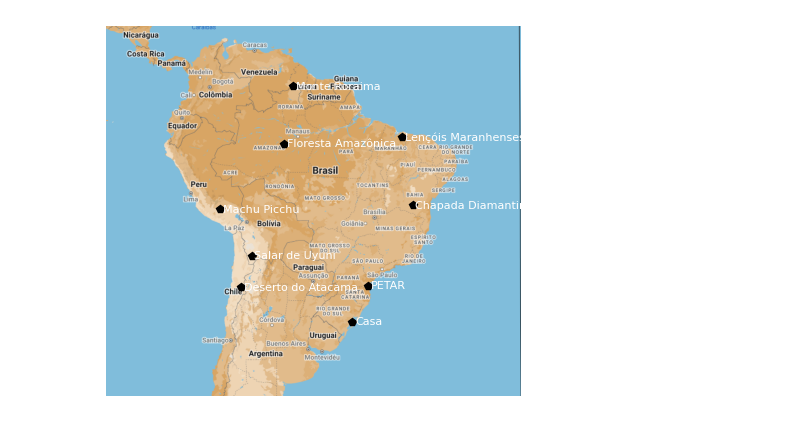
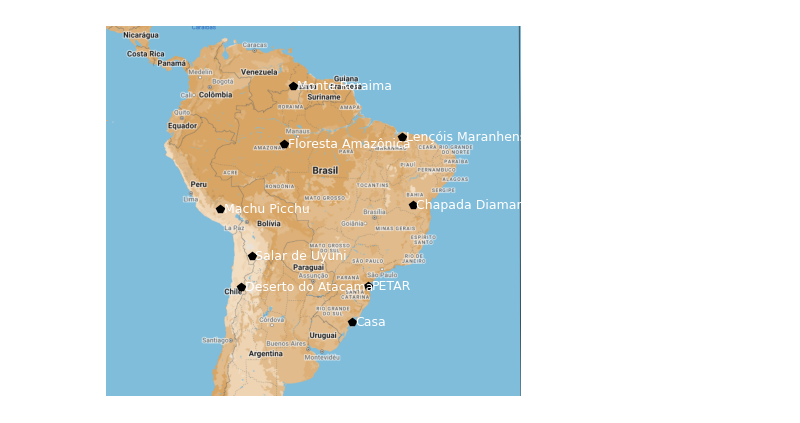
Before and after one commit to allanVvz/AntRoute-TSP, a Jupyter notebook: AntTRip.ipynb, the cells around one changed output. Saved outputs shown, nothing was run; the diff lists cells and outputs as text; code cells hidden in the pictures.

```diff
--- a/AntTRip.ipynb
+++ b/AntTRip.ipynb
@@ -348,7 +396,7 @@ import matplotlib.pyplot as plt
 import matplotlib.image as mpimg
 
 # Carregar a imagem do mapa
-map_image = mpimg.imread('/home/allan/Documentos/IAA/Repositórios/Computação Natural/trip.png')
+map_image = mpimg.imread('trip.png')
 image_height, image_width = map_image.shape[:2]
 
 # Definir os limites geográficos
@@ -366,35 +414,35 @@ def latlon_to_pixel(latitude, longitude, image_width, image_height,
 
 # Seus locais com latitude e longitude
 places = {
     "Machu Picchu": (-13.1631, -72.5450),
     "Deserto do Atacama": (-24.7859, -69.1350),
     "Floresta Amazônica": (-3.4653, -62.2159),  # Ponto central da Amazônia
     "Salar de Uyuni": (-20.1338, -67.4891),
     "Monte Roraima": (5.1427, -60.7640),
     "Lençóis Maranhenses": (-2.4825, -43.1235),
     "Chapada Diamantina": (-12.5928, -41.4693),
     "PETAR": (-24.5300, -48.6860),  # Parque Estadual Turístico do Alto Ribeira
     "Casa": (-29.91755, -51.20215),
 }
 # Converter para coordenadas de imagem
 image_places = {}
 for place, (latitude, longitude) in places.items():
     x, y = latlon_to_pixel(latitude, longitude, image_width, image_height,
                            min_latitude, max_latitude, min_longitude, max_longitude)
     image_places[place] = (x, y)
 
 # Plotar para verificar
 plt.imshow(map_image)
 for place, (x, y) in image_places.items():
     plt.plot(x, y, 'kp')
-    plt.text(x + 5, y + 5, place, color='white', fontsize=8)
+    plt.text(x + 6, y + 6, place, color='white', fontsize=9)
 plt.axis('off')
 plt.show()
 
 # Preparar os dados para o algoritmo
 places_list = list(image_places.items())
 # %% [output]
-[figure, old version]
+[figure, new version]
 # %%
 start_distance_power = 0.00001
 num_iterations = 7
```
Also changed, not shown: parts of 8 cells of this notebook, 6 other files.
